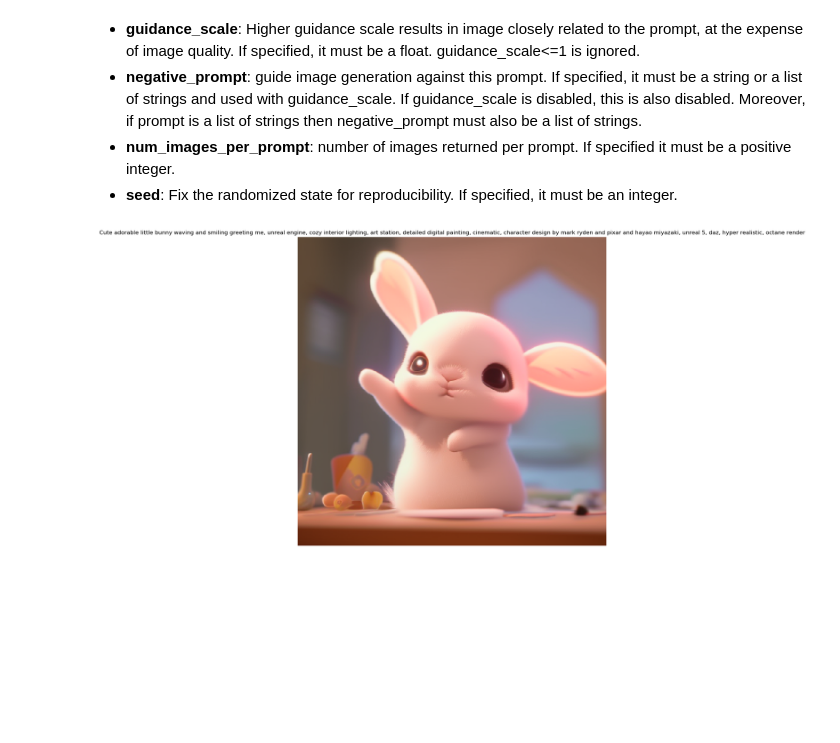
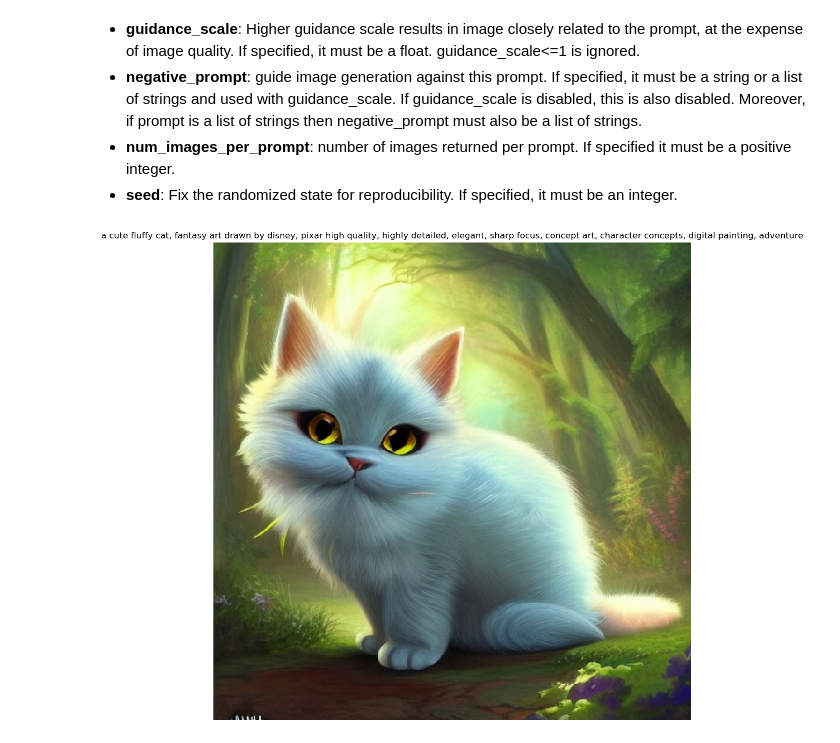
Before and after one commit to moca/sagemaker-jumpstart-generative-ai-examples, a Jupyter notebook: 01-stable-diffusion-cats/01-txt2img-gen-cats_moca.ipynb, the cells around one changed output. Cells and saved outputs as stored; diff of their text form; code cells hidden in the pictures; blank space fills up the shorter version.

```diff
--- a/01-stable-diffusion-cats/01-txt2img-gen-cats_moca.ipynb
+++ b/01-stable-diffusion-cats/01-txt2img-gen-cats_moca.ipynb
@@ -198,14 +202,12 @@ This model also supports many advanced parameters while performing inference. Th
 %%time
 
 prompt = (
-    "a cute magical flying cat,"
-    " fantasy art drawn by disney concept artists, golden colour,"
+    "a cute fluffy cat,"
+    " fantasy art drawn by disney, pixar"
     " high quality, highly detailed, elegant, sharp focus, concept art,"
-    " character concepts, digital painting, mystery, adventure"
+    " character concepts, digital painting, adventure"
 )
 
-
-prompt = "Cute adorable little bunny waving and smiling greeting me, unreal engine, cozy interior lighting, art station, detailed digital painting, cinematic, character design by mark ryden and pixar and hayao miyazaki, unreal 5, daz, hyper realistic, octane render"
 
 neg_prompt = (
     "Images cut out, bad composition,"
@@ -213,32 +215,32 @@ neg_prompt = (
 )
 
 
 payload = {
     'prompt': prompt,
     'num_images_per_prompt': 1,
-    'num_inference_steps': 60,
+    'num_inference_steps': 50,
     'guidance_scale': 10,
     'negative_prompt': neg_prompt,
     'width': 768,
     'height': 768
 }
 
 payload = json.dumps(payload).encode('utf-8')
 
 
 response = client.invoke_endpoint(
     EndpointName=endpoint_name,
     Body=payload,
     ContentType='application/x-text'
 )
 
 response_body = json.loads(response['Body'].read().decode())
 generated_image = response_body['generated_image']
 
 plt.figure(figsize=(12, 12))
 plt.imshow(np.array(generated_image))
 plt.axis('off')
 plt.title(prompt)
 plt.show()
 # %% [output]
-[figure, old version]
+[figure, new version]
```
Also changed, not shown: parts of 4 cells of this notebook, 5 other files.
